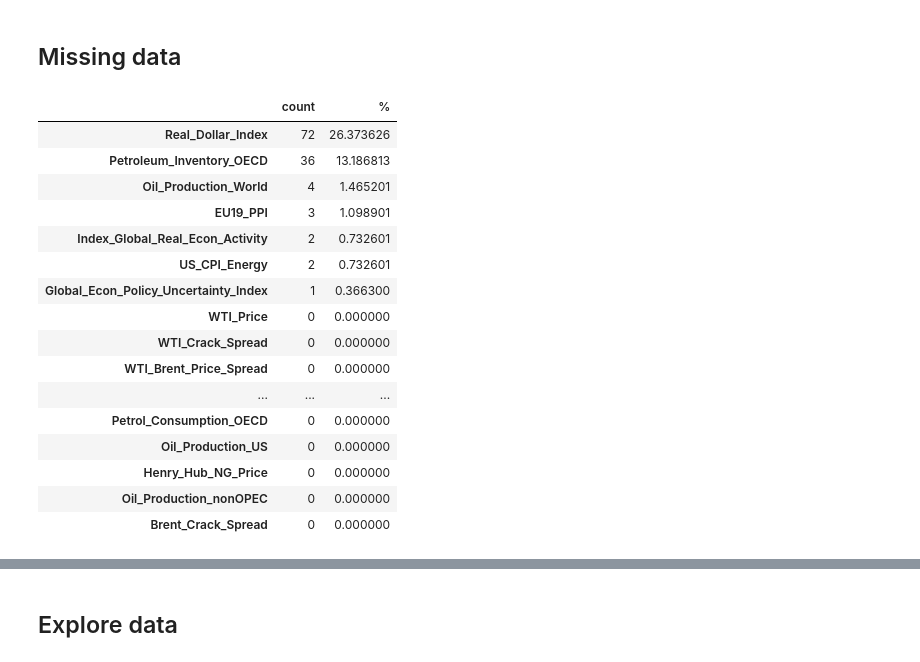
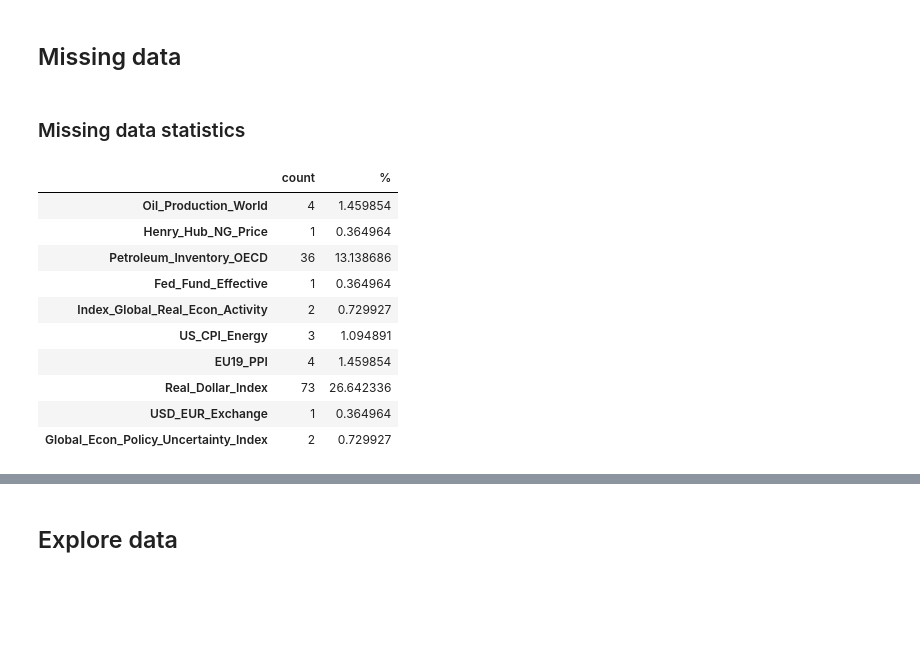
Before and after one commit to faridjn/WTI_Crude_Oil_Price_Prediction_Using_ML, a Jupyter notebook: notebooks/01_data_wrangling.ipynb, the cells around one changed output, grey strips where cells are left out. Saved outputs shown, nothing was run; the diff lists cells and outputs as text; code cells hidden in the pictures; blank space fills up the shorter version.

```diff
--- a/notebooks/01_data_wrangling.ipynb
+++ b/notebooks/01_data_wrangling.ipynb
@@ -21,6 +26,16 @@ def get_file_name(file_name):
     name_ext = file_name.split("\\")[-1]
     name = name_ext.split(".")[0]
     return name
+# %%
+def count_missing(df):
+    #Count the number of missing values .isnull() in each column well as the percentages
+    #Call pd.concat() to form a single table df with 'count' and '%' columns
+    missing = pd.concat([df.isnull().sum(), 100 * df.isnull().mean()], axis=1)
+    missing.columns=['count', '%']
+    missing = missing.loc[missing['count'] > 0]
+    missing.sort_values(by='count', ascending = False)
+
+    return missing
 # %% [markdown]
 ## Parameters
 # %%
@@ -29,7 +44,7 @@ ROOT_DIR = os.path.normpath(os.getcwd() + os.sep + os.pardir)
 
 #Define start and end dates
 fromDate = '2000-01-01'
-toDate = '2022-09-01'
+toDate = '2022-10-20'
 # %% [markdown]
 ## Read raw data
 # %%
@@ -43,7 +58,7 @@ my_datasets_csv = [
 ROOT_DIR = os.path.normpath(os.getcwd() + os.sep + os.pardir)
 
 # Change direcotry to the 'data\interim' folder
-path = ROOT_DIR + '\\data\\raw\\'
+path = ROOT_DIR + '\\data\\interim\\'
 
 #Get the full file names (including directory)
 for i in range(len(my_datasets_csv)):
@@ -128,8 +140,0 @@ memory usage: 68.2+ KB
-# %%
-# Calcualte additioanl features.
-df['WTI_Brent_Price_Spread'] = df['WTI_Price'] - df['Brent_Price']
-df['WTI_Crack_Spread'] = 2*df['Refiner_Wholesale_Gasoline_Price'] + df['Refiner_Wholesale_Diesel_Price'] - 3*df['WTI_Price']
-df['Brent_Crack_Spread'] = 2*df['Refiner_Wholesale_Gasoline_Price'] + df['Refiner_Wholesale_Diesel_Price'] - 3*df['Brent_Price']
-
-# Drop unnecessary columns
-df = df.drop(columns=['Brent_Price', 'Refiner_Wholesale_Gasoline_Price', 'Refiner_Wholesale_Diesel_Price'])
@@ -156,26 +141,20 @@ df.head().T
 # %% [markdown]
 ## Missing data
+# %% [markdown]
+### Missing data statistics
 # %%
-#Count the number of missing values .isnull() in each column well as the percentages
-#Call pd.concat() to form a single table df with 'count' and '%' columns
-missing = pd.concat([df.isnull().sum(), 100 * df.isnull().mean()], axis=1)
-missing.columns=['count', '%']
-missing.sort_values(by='count', ascending = False)
+#Count missing data
+missing_stats = count_missing(df)
+display(missing_stats)
 # %% [output]
 |  | count | % |
-| Real_Dollar_Index | 72 | 26.373626 |
-| Petroleum_Inventory_OECD | 36 | 13.186813 |
-| Oil_Production_World | 4 | 1.465201 |
-| EU19_PPI | 3 | 1.098901 |
-| Index_Global_Real_Econ_Activity | 2 | 0.732601 |
-| US_CPI_Energy | 2 | 0.732601 |
-| Global_Econ_Policy_Uncertainty_Index | 1 | 0.366300 |
-| WTI_Price | 0 | 0.000000 |
-| WTI_Crack_Spread | 0 | 0.000000 |
-| WTI_Brent_Price_Spread | 0 | 0.000000 |
-| ... | ... | ... |
-| Petrol_Consumption_OECD | 0 | 0.000000 |
-| Oil_Production_US | 0 | 0.000000 |
-| Henry_Hub_NG_Price | 0 | 0.000000 |
-| Oil_Production_nonOPEC | 0 | 0.000000 |
-| Brent_Crack_Spread | 0 | 0.000000 |
+| Oil_Production_World | 4 | 1.459854 |
+| Henry_Hub_NG_Price | 1 | 0.364964 |
+| Petroleum_Inventory_OECD | 36 | 13.138686 |
+| Fed_Fund_Effective | 1 | 0.364964 |
+| Index_Global_Real_Econ_Activity | 2 | 0.729927 |
+| US_CPI_Energy | 3 | 1.094891 |
+| EU19_PPI | 4 | 1.459854 |
+| Real_Dollar_Index | 73 | 26.642336 |
+| USD_EUR_Exchange | 1 | 0.364964 |
+| Global_Econ_Policy_Uncertainty_Index | 2 | 0.729927 |
```
Also changed, not shown: parts of 29 cells of this notebook, 4 other files.
